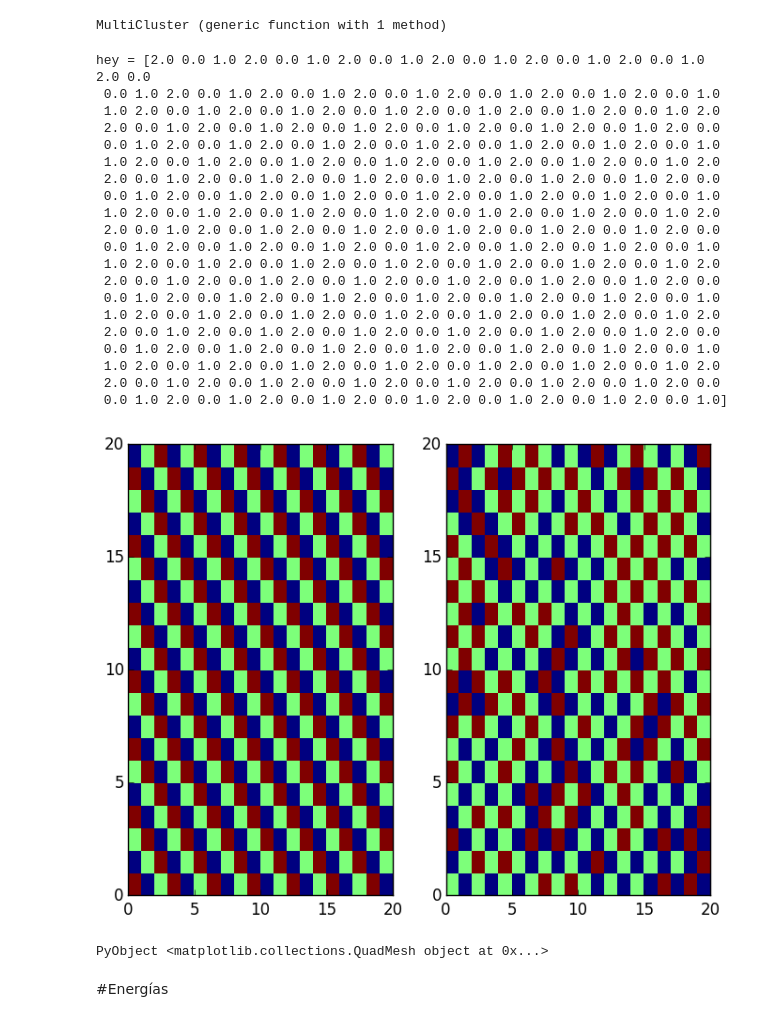
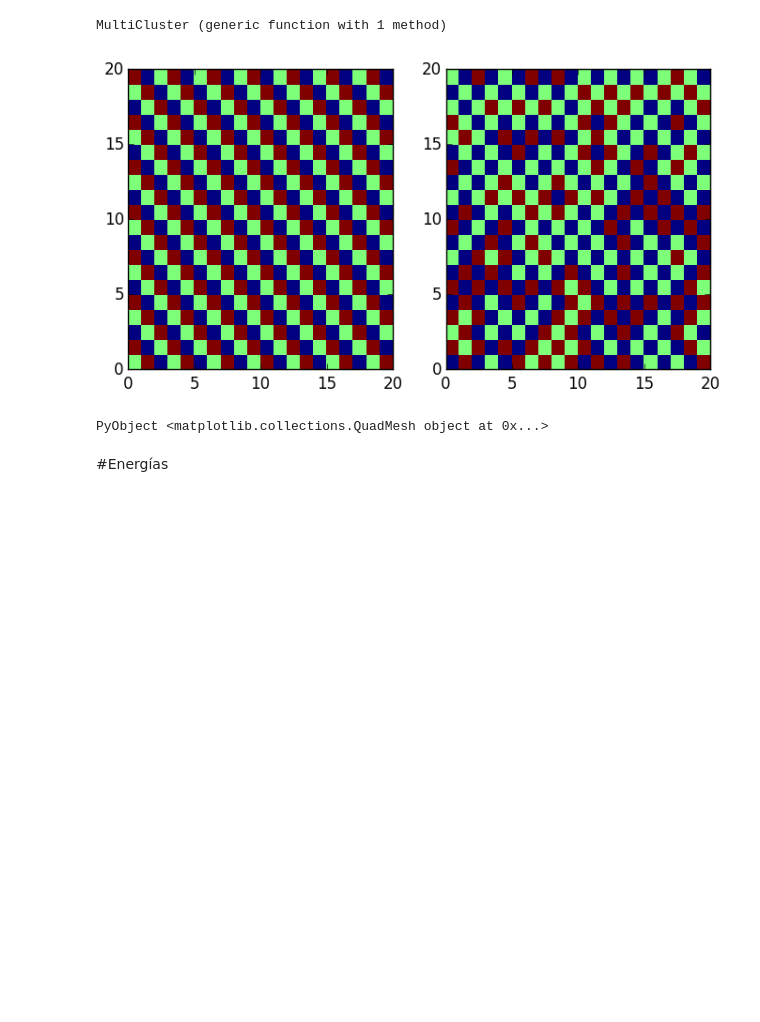
Before and after one commit to jorgeerrz/Hielo, a Jupyter notebook: Proyecto final.ipynb, the cells around one changed output. Cells and saved outputs as stored; diff of their text form; code cells hidden in the pictures; blank space fills up the shorter version.

```diff
--- a/Proyecto final.ipynb
+++ b/Proyecto final.ipynb
@@ -221,41 +221,20 @@ MultiCluster (generic function with 1 method)
 # %%
 hey_old=conf_i(20,20)
 hey=copy(hey_old)
-@show hey
 for t in 1:1000
     hey_new=MultiCluster(hey_old)
     hey_new,hey_old=hey_old,hey_new
 end
-figure(figsize=[8,6])
+figure(figsize=[8,4])
 subplot(1,2,1)
 #figure(figsize=[3,3])
 pcolormesh(hey)
 
 subplot(1,2,2)
 pcolormesh(hey_old)
 # %% [output]
+[figure, new version]
-hey = [2.0 0.0 1.0 2.0 0.0 1.0 2.0 0.0 1.0 2.0 0.0 1.0 2.0 0.0 1.0 2.0 0.0 1.0 2.0 0.0
- 0.0 1.0 2.0 0.0 1.0 2.0 0.0 1.0 2.0 0.0 1.0 2.0 0.0 1.0 2.0 0.0 1.0 2.0 0.0 1.0
- 1.0 2.0 0.0 1.0 2.0 0.0 1.0 2.0 0.0 1.0 2.0 0.0 1.0 2.0 0.0 1.0 2.0 0.0 1.0 2.0
- 2.0 0.0 1.0 2.0 0.0 1.0 2.0 0.0 1.0 2.0 0.0 1.0 2.0 0.0 1.0 2.0 0.0 1.0 2.0 0.0
- 0.0 1.0 2.0 0.0 1.0 2.0 0.0 1.0 2.0 0.0 1.0 2.0 0.0 1.0 2.0 0.0 1.0 2.0 0.0 1.0
- 1.0 2.0 0.0 1.0 2.0 0.0 1.0 2.0 0.0 1.0 2.0 0.0 1.0 2.0 0.0 1.0 2.0 0.0 1.0 2.0
- 2.0 0.0 1.0 2.0 0.0 1.0 2.0 0.0 1.0 2.0 0.0 1.0 2.0 0.0 1.0 2.0 0.0 1.0 2.0 0.0
- 0.0 1.0 2.0 0.0 1.0 2.0 0.0 1.0 2.0 0.0 1.0 2.0 0.0 1.0 2.0 0.0 1.0 2.0 0.0 1.0
- 1.0 2.0 0.0 1.0 2.0 0.0 1.0 2.0 0.0 1.0 2.0 0.0 1.0 2.0 0.0 1.0 2.0 0.0 1.0 2.0
- 2.0 0.0 1.0 2.0 0.0 1.0 2.0 0.0 1.0 2.0 0.0 1.0 2.0 0.0 1.0 2.0 0.0 1.0 2.0 0.0
- 0.0 1.0 2.0 0.0 1.0 2.0 0.0 1.0 2.0 0.0 1.0 2.0 0.0 1.0 2.0 0.0 1.0 2.0 0.0 1.0
- 1.0 2.0 0.0 1.0 2.0 0.0 1.0 2.0 0.0 1.0 2.0 0.0 1.0 2.0 0.0 1.0 2.0 0.0 1.0 2.0
- 2.0 0.0 1.0 2.0 0.0 1.0 2.0 0.0 1.0 2.0 0.0 1.0 2.0 0.0 1.0 2.0 0.0 1.0 2.0 0.0
- 0.0 1.0 2.0 0.0 1.0 2.0 0.0 1.0 2.0 0.0 1.0 2.0 0.0 1.0 2.0 0.0 1.0 2.0 0.0 1.0
- 1.0 2.0 0.0 1.0 2.0 0.0 1.0 2.0 0.0 1.0 2.0 0.0 1.0 2.0 0.0 1.0 2.0 0.0 1.0 2.0
- 2.0 0.0 1.0 2.0 0.0 1.0 2.0 0.0 1.0 2.0 0.0 1.0 2.0 0.0 1.0 2.0 0.0 1.0 2.0 0.0
- 0.0 1.0 2.0 0.0 1.0 2.0 0.0 1.0 2.0 0.0 1.0 2.0 0.0 1.0 2.0 0.0 1.0 2.0 0.0 1.0
- 1.0 2.0 0.0 1.0 2.0 0.0 1.0 2.0 0.0 1.0 2.0 0.0 1.0 2.0 0.0 1.0 2.0 0.0 1.0 2.0
- 2.0 0.0 1.0 2.0 0.0 1.0 2.0 0.0 1.0 2.0 0.0 1.0 2.0 0.0 1.0 2.0 0.0 1.0 2.0 0.0
- 0.0 1.0 2.0 0.0 1.0 2.0 0.0 1.0 2.0 0.0 1.0 2.0 0.0 1.0 2.0 0.0 1.0 2.0 0.0 1.0]
+PyObject <matplotlib.collections.QuadMesh object at 0x...>
-[figure, old version]
-PyObject <matplotlib.collections.QuadMesh object at 0x...>
 # %% [markdown]
 #Energías
 # %% [markdown]
```
Also changed, not shown: parts of 37 cells of this notebook.
